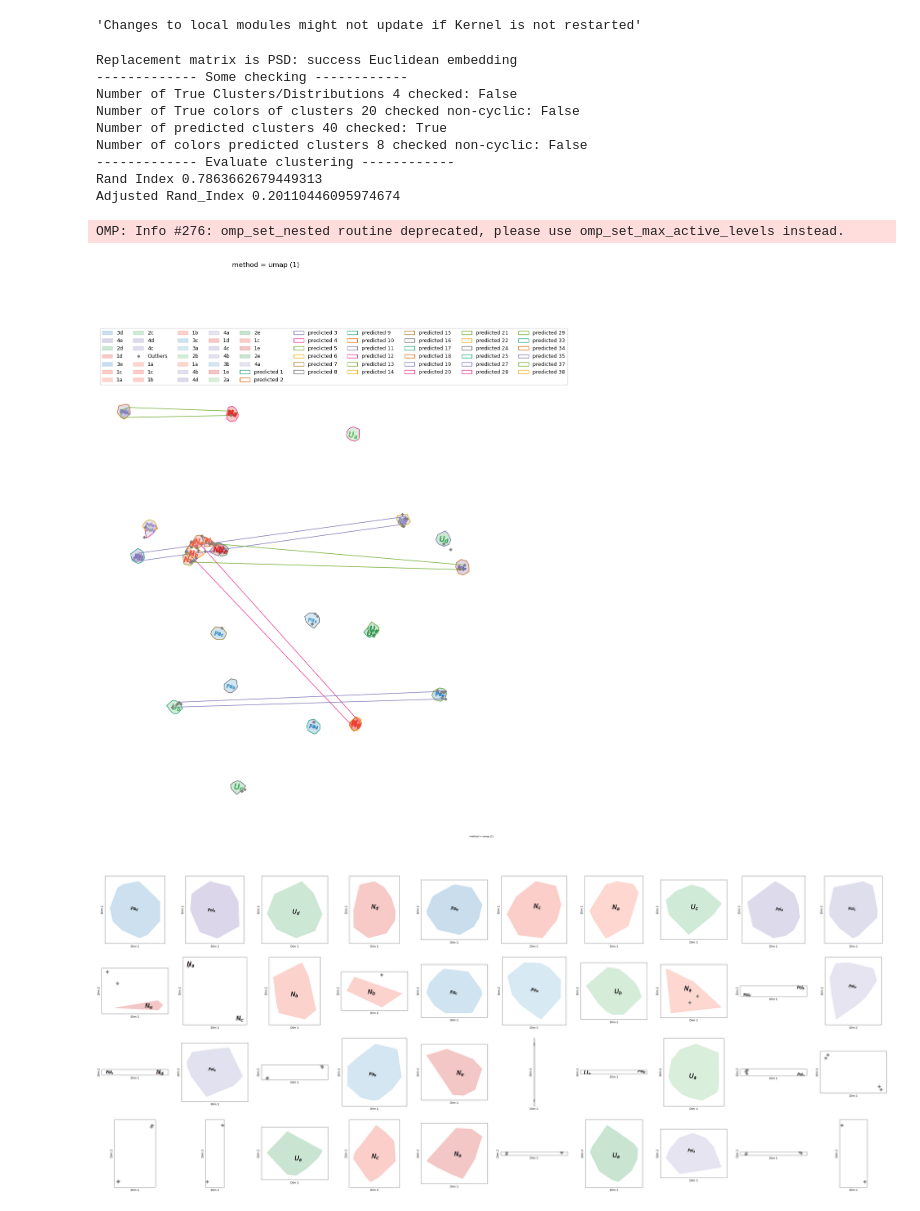
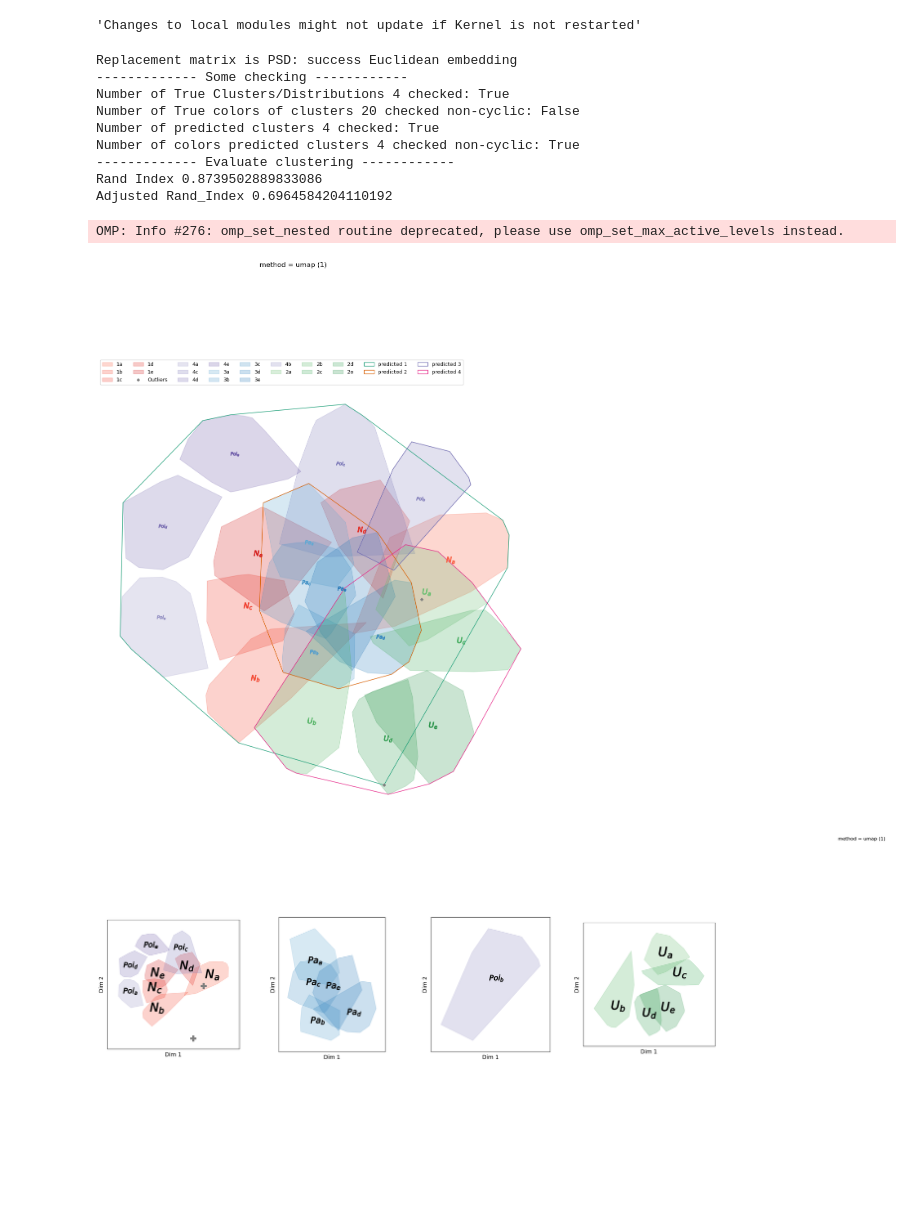
Before and after one commit to AlexiaNomena/MIASA, a Jupyter notebook: miasa_Helper_Dist.ipynb, the cells around one changed output. Saved outputs shown, nothing was run; the diff lists cells and outputs as text; code cells hidden in the pictures; blank space fills up the shorter version.

```diff
--- a/miasa_Helper_Dist.ipynb
+++ b/miasa_Helper_Dist.ipynb
@@ -51,8 +51,8 @@ for i in range(10):
 data_dic_orig, class_dic, num_clust, dtp = generate_data_dist(var_data = False,
                                                               palette = palette_true, #(make sure not to use cyclic color palette)
                                                               custom_palette = True,
-                                                              random_state = 45)
-X, Y, Class_True, X_vars, Y_vars = split_data(data_dic_orig, class_dic, separation = False) # separation = False for this version of generate_data_dist
+                                                              random_state = 46)
+X, Y, Class_True, X_vars, Y_vars = split_data(data_dic_orig, class_dic, separation = True)
 # %%
 """
 Parameters of MIASA, first example
@@ -111,7 +114,8 @@ Feature_dic["dist_origin"] = (True,True)
 """
 Perform MIASA Classification of samples
 """
-Id_Class = Miasa_Class(X, Y, num_clust,
+num_clust_test = num_clust ### identify famillies of distribution instead of distribution
+Id_Class = Miasa_Class(X, Y, num_clust = num_clust_test,
                        dist_origin = dist_origin,
                        metric_method = metric_method,
                        clust_method = clust_method, # clustering based on Euclidean embedding and point of origin is not clustered (the characterisits of the embedding makes all points too far from it and it risk to be always considered as one independen cluster)
@@ -139,13 +143,13 @@ print("Rand Index", accuracy_2a, "\nAdjusted Rand_Index", accuracy_3a)
 # %% [output]
 Replacement matrix is PSD: success Euclidean embedding
 ------------- Some checking ------------
-Number of True Clusters/Distributions 4 checked: False
+Number of True Clusters/Distributions 4 checked: True
 Number of True colors of clusters 20 checked non-cyclic: False
-Number of predicted clusters 40 checked: True
-Number of colors predicted clusters 8 checked non-cyclic: False
+Number of predicted clusters 4 checked: True
+Number of colors predicted clusters 4 checked non-cyclic: True
 ------------- Evaluate clustering ------------
-Rand Index 0.7863662679449313
-Adjusted Rand_Index 0.20110446095974674
+Rand Index 0.8739502889833086
+Adjusted Rand_Index 0.6964584204110192
 # %%
 """
 2-Dimensional visualization of clusters (UMAP visualization)
@@ -180,7 +184,7 @@ pdf.close()
 plt.show()
 # %% [output]
 OMP: Info #276: omp_set_nested routine deprecated, please use omp_set_max_active_levels instead.
-[figure, old version]
+[figure, new version]
 # %%
 """2-Dimensional visualization visualization of clusters (UMAP visualization)
 - separated predicted classes
@@ -208,32 +212,32 @@ fig2, ax = plotClass_separated(Id_Class, X_vars, Y_vars, pdf, dtp,
           wrap_type = "convexhull", # convexhull or ellipse (ellipse does not look accurate)
           points_hull = 3, ## threshold for connecting points in convex hull
           dataname = "Dist",# true cluster markers for this simulation
           show_separation = True, ### show axis to clearly separate all predicted clusters
           num_row_col = (4, 10),
           alpha = 0.25)
 
 pdf2.savefig(fig2, bbox_inches = "tight")
 
 """2-Dimensional visualization visualization of clusters (UMAP visualization)
 - separated predicted classes
 - colored true classes
 """
 fig, ax = plotClass_separated_ver0(Id_Class, X_vars, Y_vars, pdf, dtp,
           run_num = 1, n_neighbors = 20, min_dist = 0.99,
           method = "umap",
           scale = False, # scale = "pca", "standard", anything esle is taken as no scaling
           cluster_colors = False, # chosed_color: if False, true_colors bellow must be given
           true_colors = data_dic_orig["true_colors"], # give a true class colors as dictionary with X_vars and Y_vars as key
-          markers = [("o",500),("o",500)], # optional markers list and their size for X and Y
+          markers = [("o",500),("^",500)], # optional markers list and their size for X and Y
           sub_fig_size = 10, # optional sub figure size (as a square)
           show_labels = False, # optional show the labels of X and Y
           show_orig = False, # optional show the the axis lines going through origin
           show_separation = True, # optional separate all subfigs
           num_row_col = (4, 10),  # number of subfigs in row and col
           dataname = "Dist",# true cluster markers for this simulation
           )
 
 pdf2.savefig(fig, bbox_inches = "tight")
 pdf2.close()
 # %% [output]
-[figure, old version]
+[figure, new version]
```
Also changed, not shown: parts of 6 cells of this notebook.
